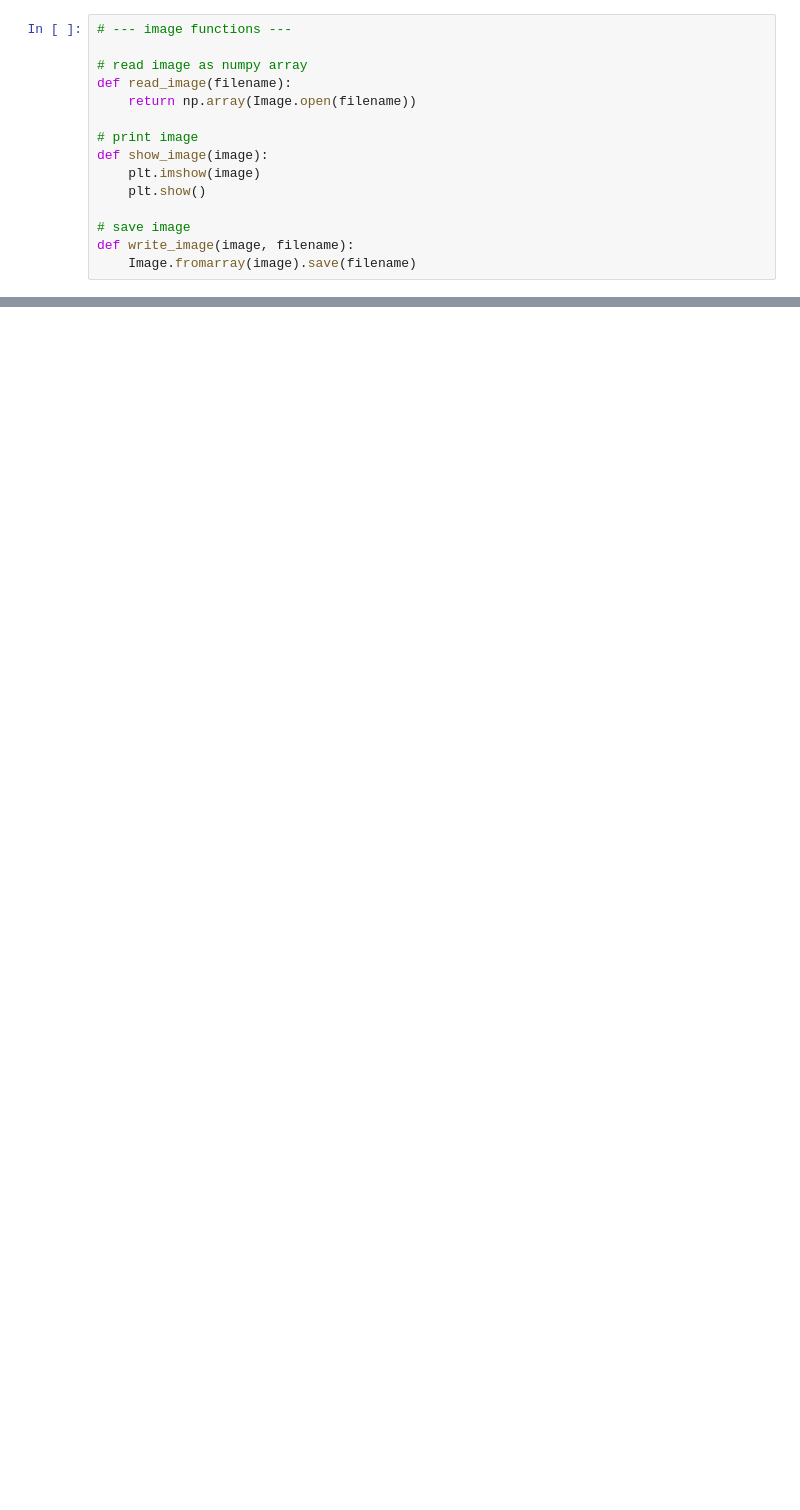
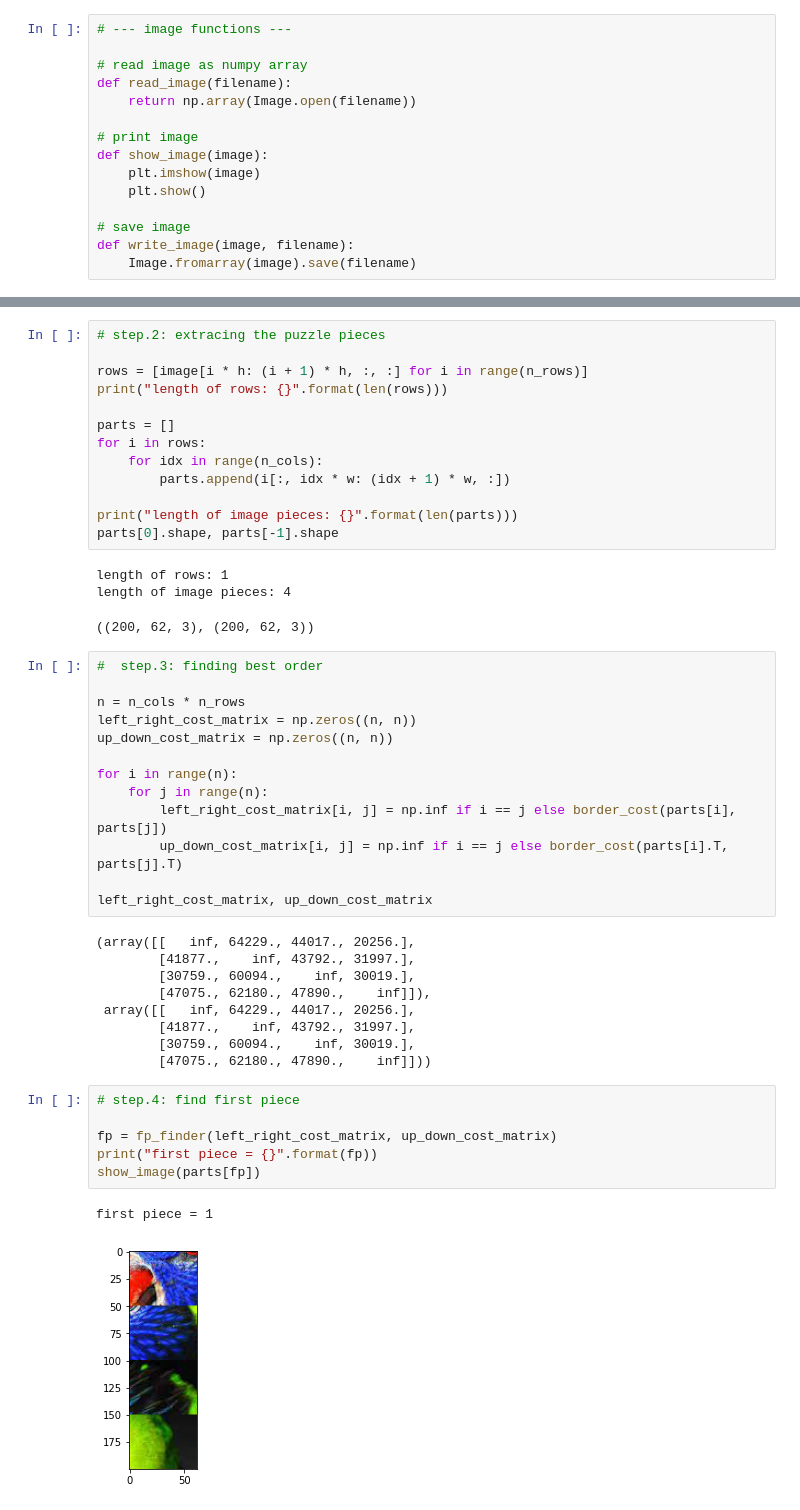
Before and after one commit to Anirudh4583/CS362, a Jupyter notebook: jigsaw/jigsaw_solver.ipynb, the cells around one changed output, grey strips where cells are left out. Cells and saved outputs as stored; diff of their text form; blank space fills up the shorter version.

```diff
--- a/jigsaw/jigsaw_solver.ipynb
+++ b/jigsaw/jigsaw_solver.ipynb
@@ -96,0 +227,48 @@ def fp_finder(cost_mat_left_right, cost_mat_up_down):
+# %%
+# step.2: extracing the puzzle pieces
+
+rows = [image[i * h: (i + 1) * h, :, :] for i in range(n_rows)]
+print("length of rows: {}".format(len(rows)))
+
+parts = []
+for i in rows:
+    for idx in range(n_cols):
+        parts.append(i[:, idx * w: (idx + 1) * w, :])
+
+print("length of image pieces: {}".format(len(parts)))
+parts[0].shape, parts[-1].shape
+# %% [output]
+length of rows: 1
+length of image pieces: 4
+((200, 62, 3), (200, 62, 3))
+# %%
+#  step.3: finding best order
+
+n = n_cols * n_rows
+left_right_cost_matrix = np.zeros((n, n))
+up_down_cost_matrix = np.zeros((n, n))
+
+for i in range(n):
+    for j in range(n):
+        left_right_cost_matrix[i, j] = np.inf if i == j else border_cost(parts[i], parts[j])
+        up_down_cost_matrix[i, j] = np.inf if i == j else border_cost(parts[i].T, parts[j].T)
+
+left_right_cost_matrix, up_down_cost_matrix
+# %% [output]
+(array([[   inf, 64229., 44017., 20256.],
+        [41877.,    inf, 43792., 31997.],
+        [30759., 60094.,    inf, 30019.],
+        [47075., 62180., 47890.,    inf]]),
+ array([[   inf, 64229., 44017., 20256.],
+        [41877.,    inf, 43792., 31997.],
+        [30759., 60094.,    inf, 30019.],
+        [47075., 62180., 47890.,    inf]]))
+# %%
+# step.4: find first piece
+
+fp = fp_finder(left_right_cost_matrix, up_down_cost_matrix)
+print("first piece = {}".format(fp))
+show_image(parts[fp])
+# %% [output]
+first piece = 1
+[figure, added]
```
Also changed, not shown: parts of 10 cells of this notebook, 4 other files.
